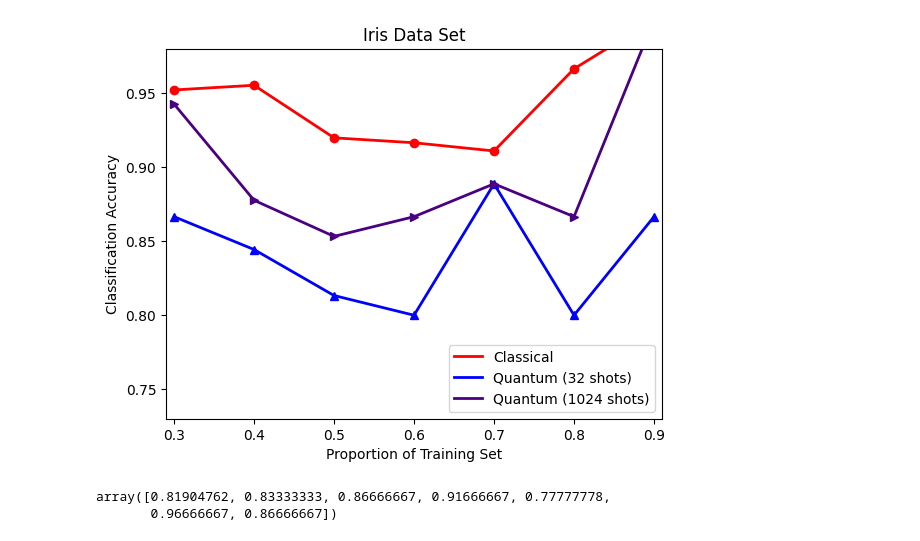
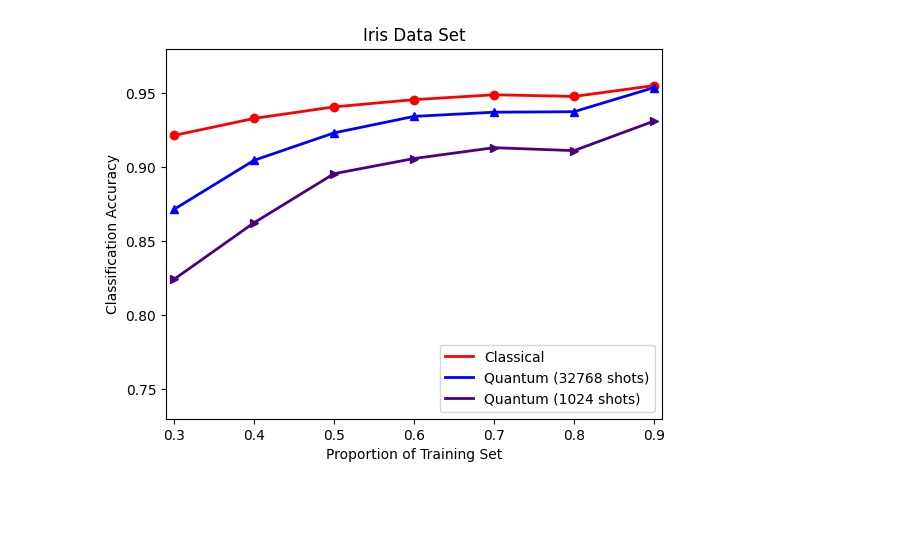
Before and after one commit to luohaooo/DST_Classifier_on_Quantum_Circuits, a Jupyter notebook: process_Isis.ipynb, the cells around one changed output. Cells and saved outputs as stored; diff of their text form; code cells hidden in the pictures; blank space fills up the shorter version.

```diff
--- a/process_Isis.ipynb
+++ b/process_Isis.ipynb
@@ -27,11 +27,10 @@ pro_data = np.array(pro_data)
 components_num = 3
 
 # Proportion of training and test sets
-# train_ratio_list = np.array([0.3,0.4,0.5,0.6,0.7,0.8,0.9])
-train_ratio_list = np.array([0.9])
+train_ratio_list = np.array([0.3,0.4,0.5,0.6,0.7,0.8,0.9])
 
 # Monte Carlo experiments num
-N = 1
+N = 100
 
 # Simulation
 mean_accuracy_classical, mean_accuracy_quantum_32, mean_accuracy_quantum_1024 = conduct_simulation(pro_data, train_ratio_list, components_num, N)
@@ -41,12 +55,33 @@ Iteration number: 0
-# %%
-from plot_figure import plot_figure
-
-# Plot
-plot_figure("Iris Data Set", 0.73, 0.98, train_ratio_list, mean_accuracy_classical, mean_accuracy_quantum_32, mean_accuracy_quantum_1024)
-# %% [output]
-[figure, removed]
+# %%
+from plot_figure import plot_figure
+
+# Plot
+# plot_figure("Iris Data Set", 0.73, 0.98, train_ratio_list, mean_accuracy_classical, mean_accuracy_quantum_32, mean_accuracy_quantum_1024)
+
+
+# Plot
+# plot_figure("Wine Data Set", 0.5, 0.98, train_ratio_list, mean_accuracy_classical, mean_accuracy_quantum_32, mean_accuracy_quantum_1024, "wine.pdf")
+import matplotlib.pyplot as plt
+fig = plt.figure()
+# plt.grid(color='gray', linestyle='-', linewidth=0.5)
+ax1 = fig.add_subplot(111)
+lns1 = ax1.plot(train_ratio_list, mean_accuracy_classical, 'r', linewidth = 2.0, label = 'Classical')
+ax1.plot(train_ratio_list, mean_accuracy_classical,'o',color = 'r')
+lns2 = ax1.plot(train_ratio_list, mean_accuracy_quantum_32, 'b', linewidth = 2.0, label = 'Quantum (32768 shots)')
+ax1.plot(train_ratio_list, mean_accuracy_quantum_32,'b^')
+lns3 = ax1.plot(train_ratio_list, mean_accuracy_quantum_1024, 'indigo', linewidth = 2.0, label = 'Quantum (1024 shots)')
+ax1.plot(train_ratio_list, mean_accuracy_quantum_1024,'>', color = 'indigo')
+
+lns = lns1+lns2+lns3
+labs = [l.get_label() for l in lns]
+ax1.legend(lns, labs, loc='lower right')
+ax1.set_xlim(0.29,0.91)
+ax1.set_ylim(0.73, 0.98)
+ax1.set_ylabel("Classification Accuracy")
+ax1.set_xlabel("Proportion of Training Set")
+plt.title("Iris Data Set")
+plt.savefig("Iris.pdf", dpi=400)
+# %% [output]
+[figure, added]
 # %%
 mean_accuracy_quantum_32
-# %% [output]
-array([0.81904762, 0.83333333, 0.86666667, 0.91666667, 0.77777778,
-       0.96666667, 0.86666667])
```
Also changed, not shown: parts of 1 cell of this notebook, 11 other files.
